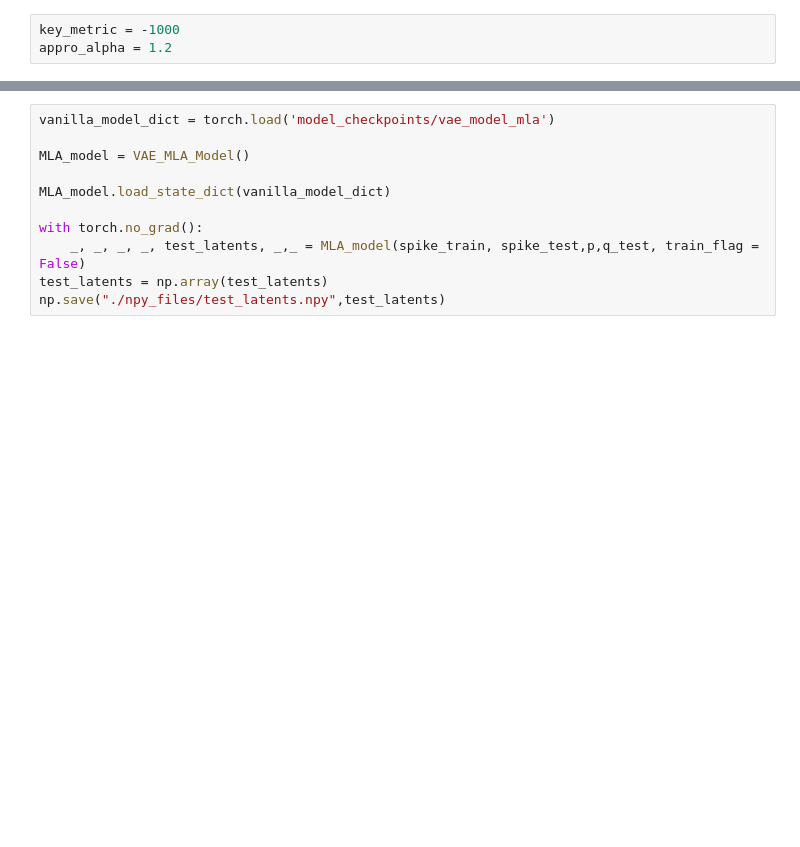
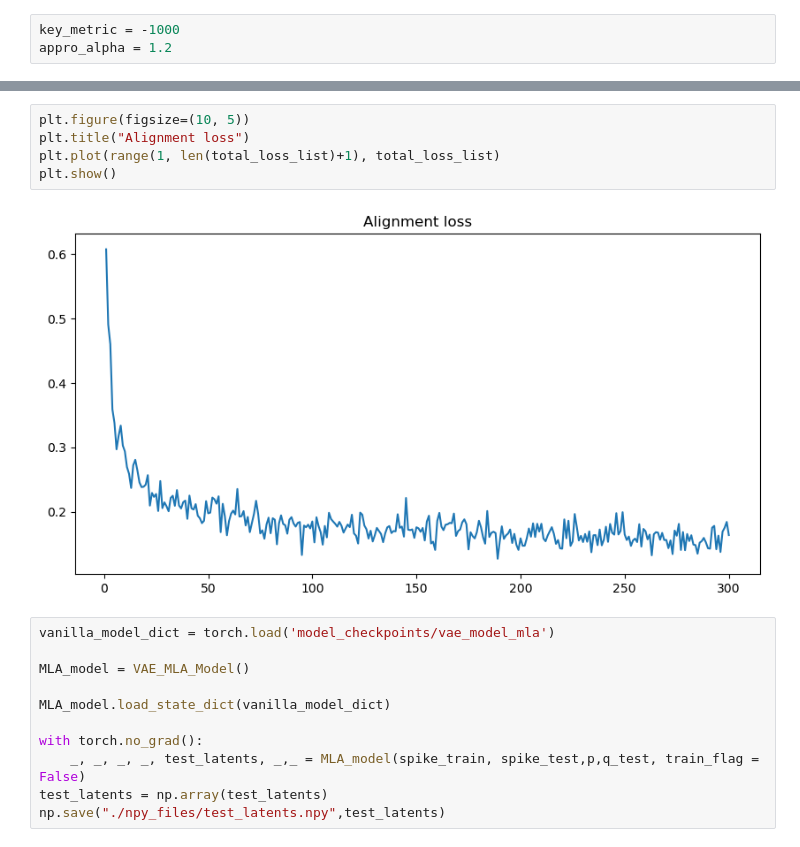
Before and after one commit to YueChen0628/ERDiff, a Jupyter notebook: ERDiff.ipynb, the cells around one changed output, grey strips where cells are left out. Cells and saved outputs as stored; diff of their text form; blank space fills up the shorter version.

```diff
--- a/ERDiff.ipynb
+++ b/ERDiff.ipynb
@@ -463,3 +460,10 @@ epoch=295, total loss is: 0.13976304233074188
+# %%
+plt.figure(figsize=(10, 5))
+plt.title("Alignment loss")
+plt.plot(range(1, len(total_loss_list)+1), total_loss_list)
+plt.show()
+# %% [output]
+[figure, added]
 # %%
 vanilla_model_dict = torch.load('model_checkpoints/vae_model_mla')
 
```
Also changed, not shown: parts of 7 cells of this notebook, 5 other files.
